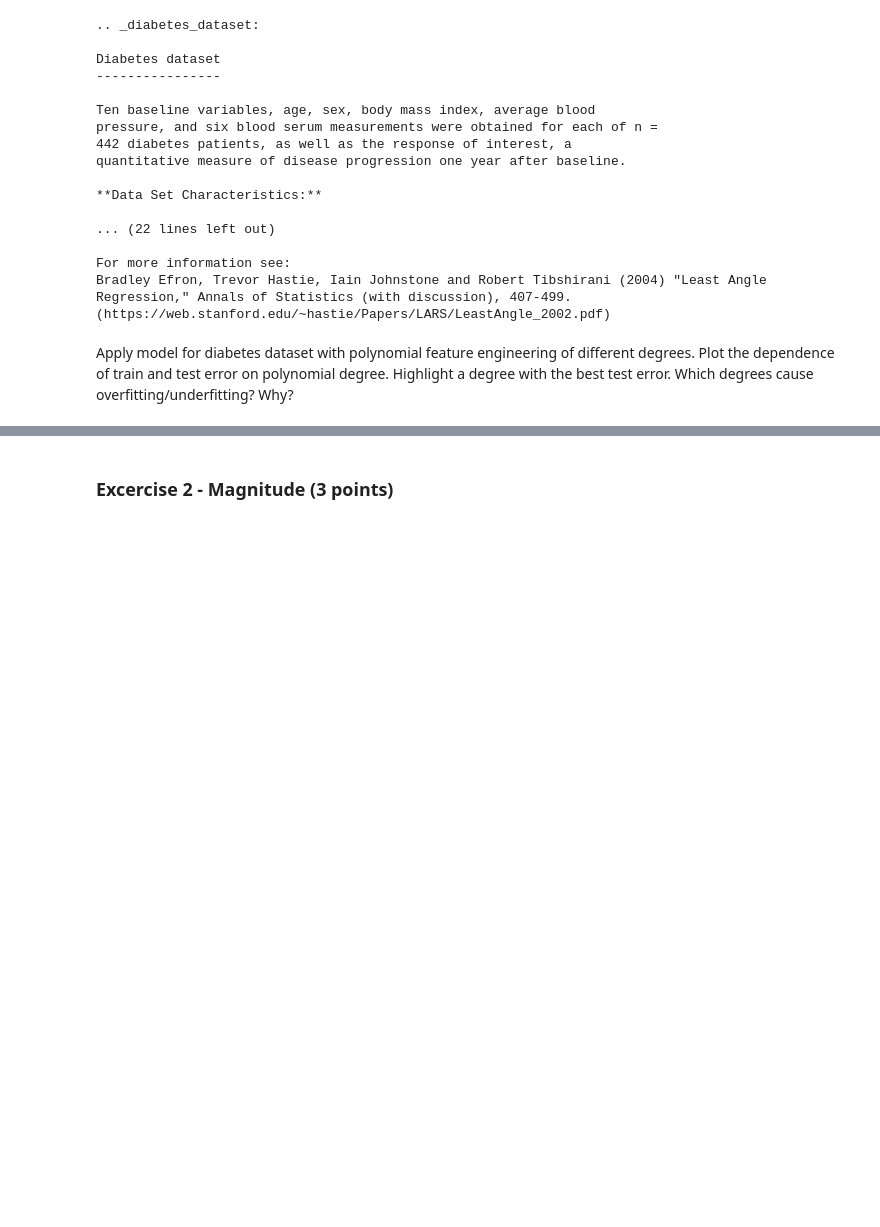
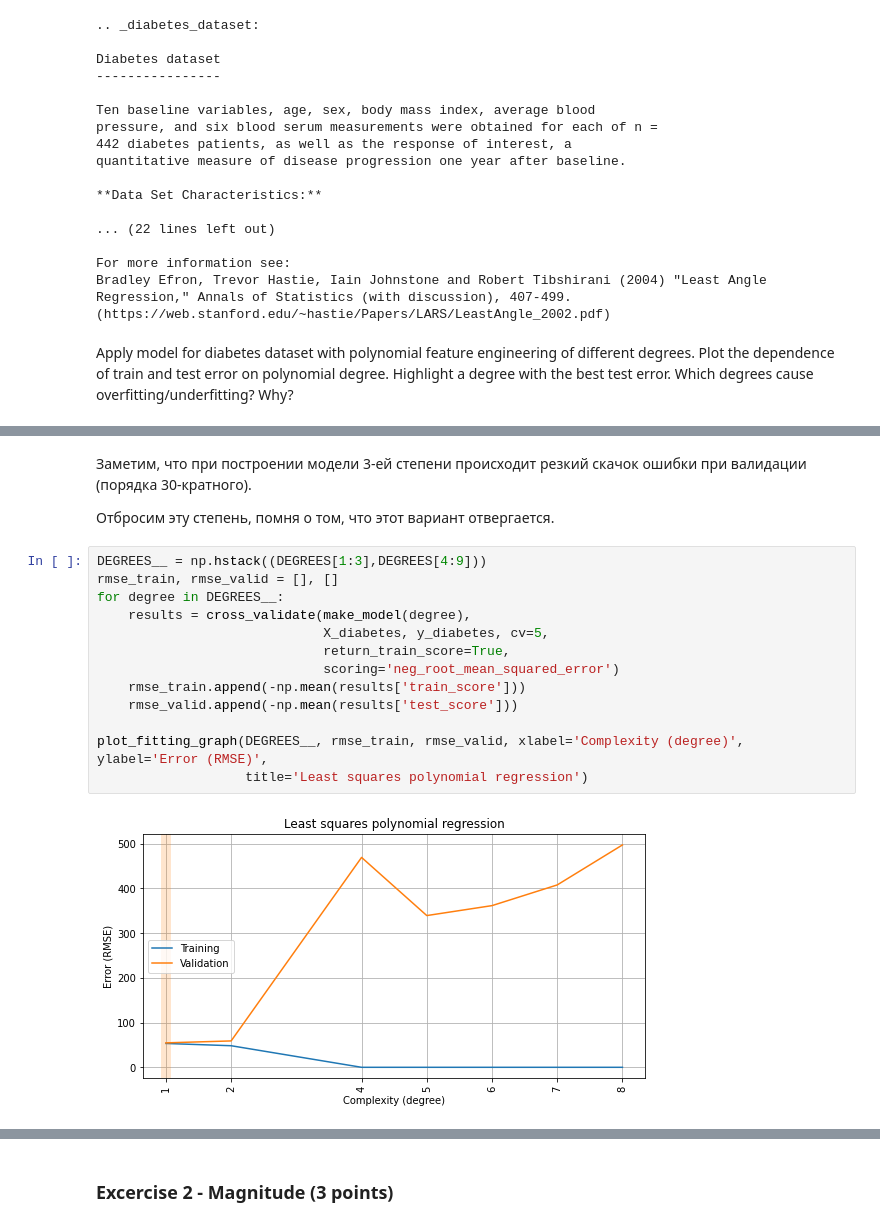
Before and after one commit to LaSegadora/rsschool_4_overfitting_regularization, a Jupyter notebook: overfitting_regularization.ipynb, the cells around one changed output, grey strips where cells are left out. Drawn from its saved outputs; the diff is of its cells as text; blank space fills up the shorter version.

```diff
--- a/overfitting_regularization.ipynb
+++ b/overfitting_regularization.ipynb
@@ -375,0 +394,19 @@ Apply model for diabetes dataset with polynomial feature engineering of differen
+# %% [markdown]
+Заметим, что при построении модели 3-ей степени происходит резкий скачок ошибки при валидации (порядка 30-кратного).
+
+Отбросим эту степень, помня о том, что этот вариант отвергается.
+# %%
+DEGREES__ = np.hstack((DEGREES[1:3],DEGREES[4:9]))
+rmse_train, rmse_valid = [], []
+for degree in DEGREES__:
+    results = cross_validate(make_model(degree),
+                             X_diabetes, y_diabetes, cv=5,
+                             return_train_score=True,
+                             scoring='neg_root_mean_squared_error')
+    rmse_train.append(-np.mean(results['train_score']))
+    rmse_valid.append(-np.mean(results['test_score']))
+
+plot_fitting_graph(DEGREES__, rmse_train, rmse_valid, xlabel='Complexity (degree)', ylabel='Error (RMSE)',
+                   title='Least squares polynomial regression')
+# %% [output]
+[figure, added]
```
Also changed, not shown: parts of 14 cells of this notebook.
